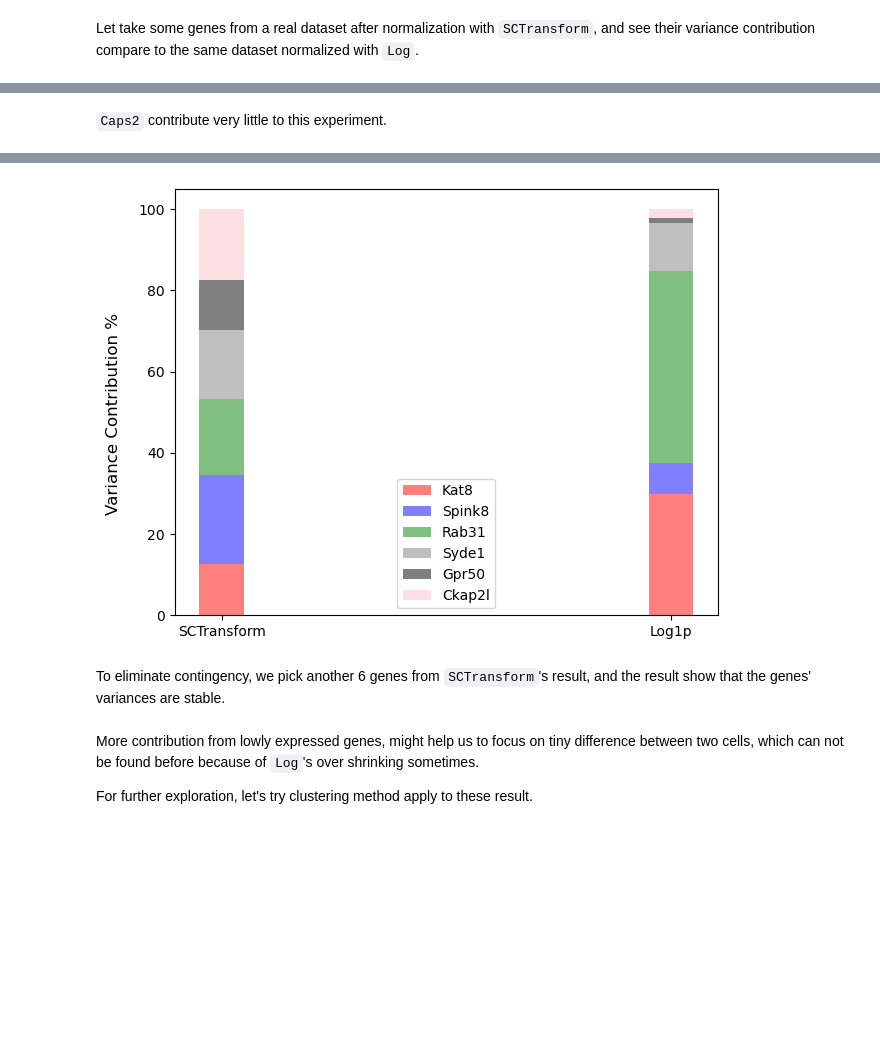
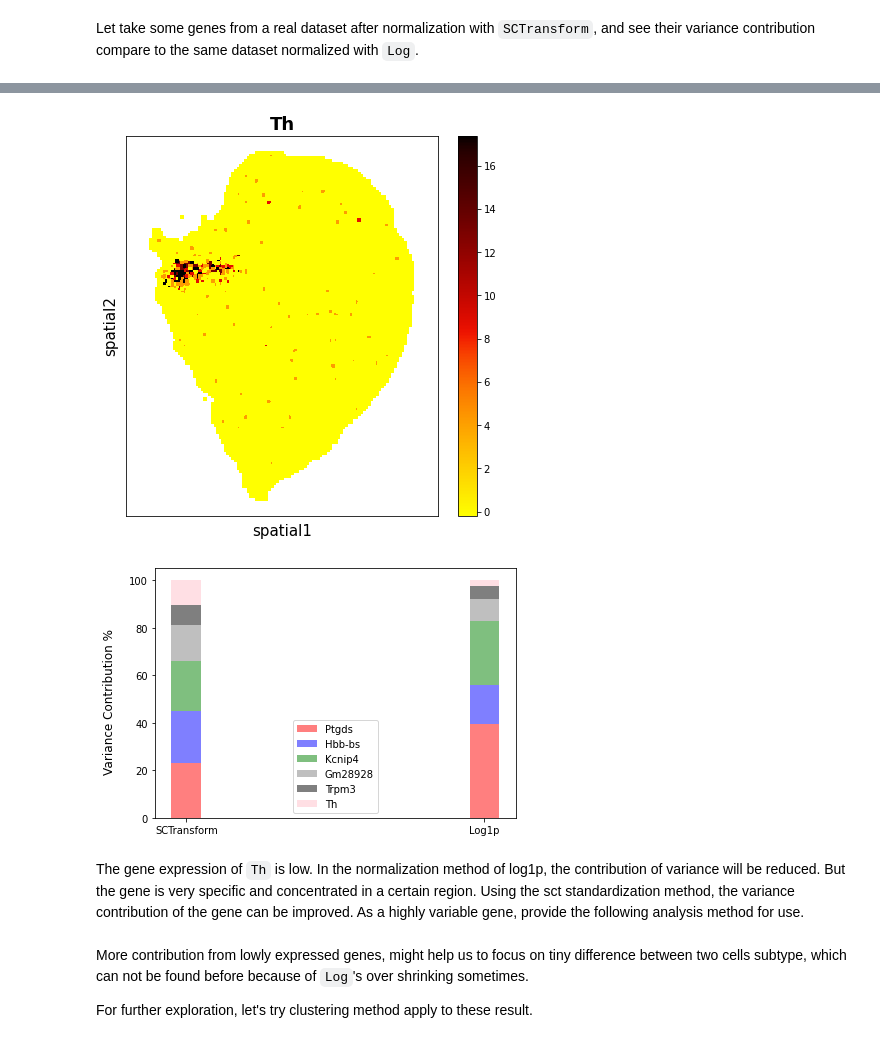
Before and after one commit to STOmics/Stereopy, a Jupyter notebook: docs/source/Tutorials/sctransform.ipynb, the cells around one changed output, grey strips where cells are left out. Saved outputs shown, nothing was run; the diff lists cells and outputs as text; code cells hidden in the pictures; blank space fills up the shorter version.

```diff
--- a/docs/source/Tutorials/sctransform.ipynb
+++ b/docs/source/Tutorials/sctransform.ipynb
@@ -87,5 +68,12 @@ plot_genes_var_contribution(data)
-# %% [markdown]
-`Caps2` contribute very little to this experiment.
 # %%
-plot_genes_var_contribution(data)
+import sys
+import stereo as st
+import pandas as pd
+import numpy as np
+
+data = st.io.read_gef("./SS200000135TL_D1.tissue.gef")
+data.tl.cal_qc()
+data_sct.plt.spatial_scatter_by_gene(gene_name='Th')
+from stereo.algorithm.sctransform.plotting import plot_genes_var_contribution
+plot_genes_var_contribution(data, gene_names=['Ptgds','Hbb-bs', 'Kcnip4', 'Gm28928', 'Trpm3', 'Th'])
 # %% [output]
@@ -102,8 +94,9 @@ plot_genes_var_contribution(data)
-[figure, old version]
+[figure, new version]
+[figure, added]
-# %% [markdown]
-To eliminate contingency, we pick another 6 genes from `SCTransform`'s result, and the result show that the genes' variances are stable.
+# %% [markdown]
+The gene expression of `Th` is low. In the normalization method of log1p, the contribution of variance will be reduced. But the gene is very specific and concentrated in a certain region. Using the sct standardization method, the variance contribution of the gene can be improved. As a highly variable gene, provide the following analysis method for use.
 # %% [markdown]
-More contribution from lowly expressed genes, might help us to focus on tiny difference between two cells, which can not be found before because of `Log`'s over shrinking sometimes.
+More contribution from lowly expressed genes, might help us to focus on tiny difference between two cells subtype, which can not be found before because of `Log`'s over shrinking sometimes.
 
 For further exploration, let's try clustering method apply to these result.
 # %%
```
Also changed, not shown: parts of 11 cells of this notebook, 6 other files.
